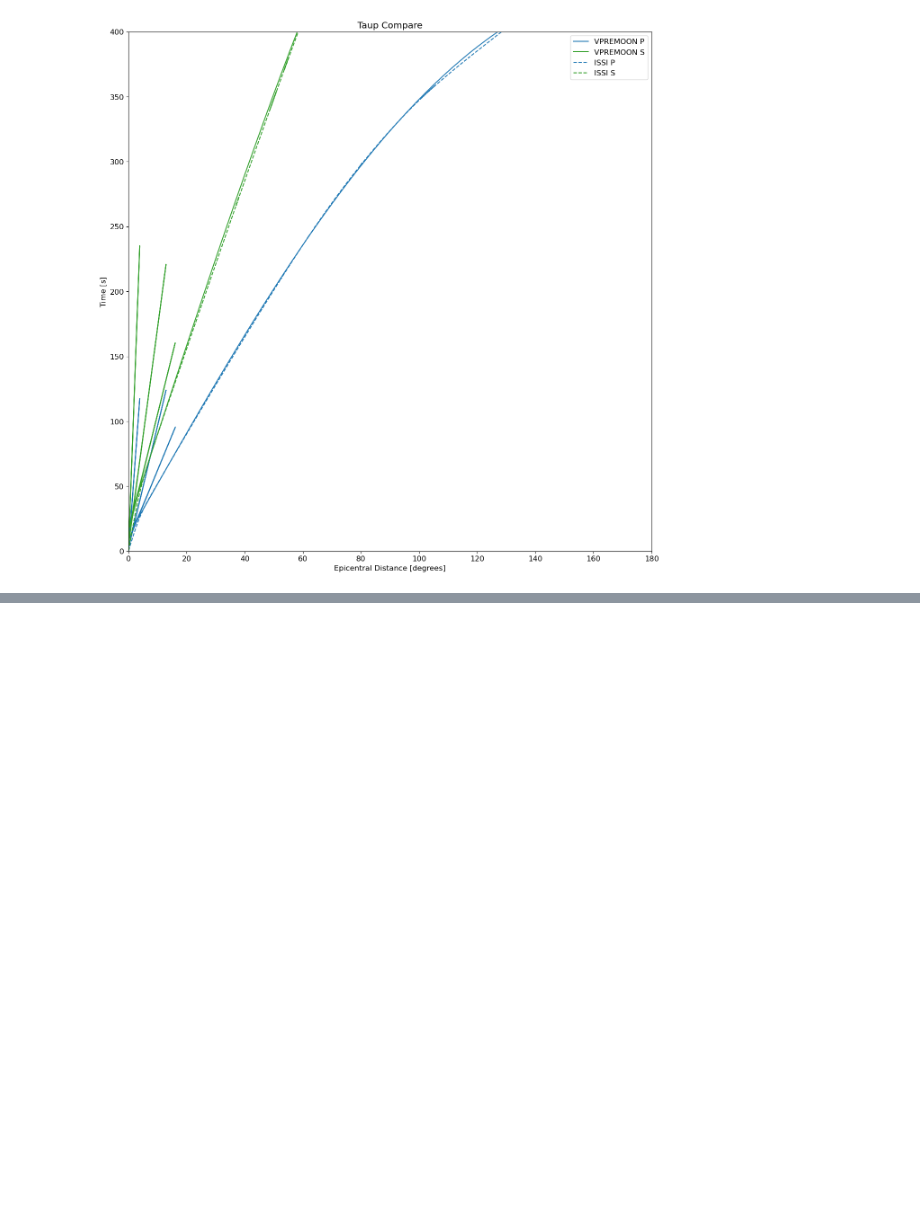
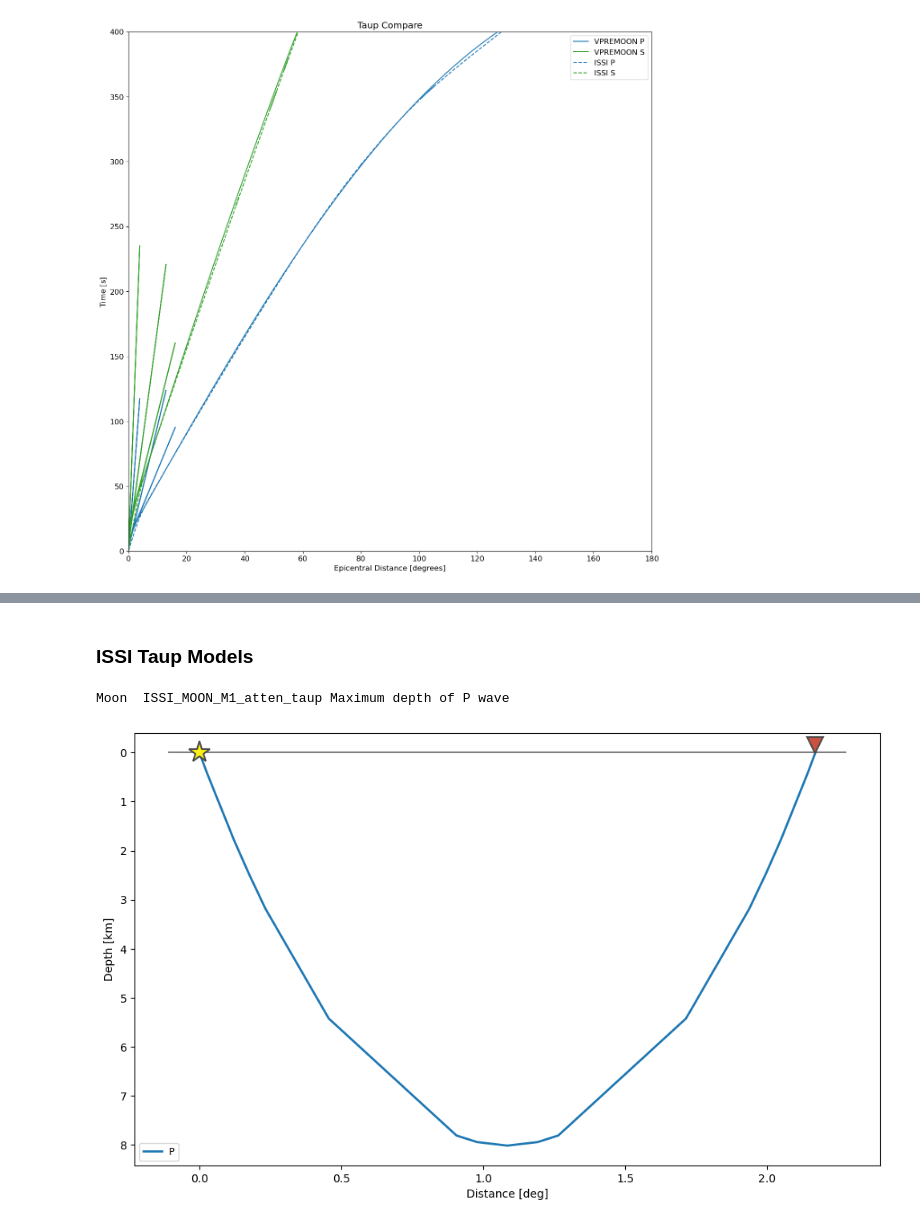
Before and after one commit to cerinunn/impact_simulations, a Jupyter notebook: TauP_plots.ipynb, the cells around one changed output, grey strips where cells are left out. Drawn from its saved outputs; the diff is of its cells as text; code cells hidden in the pictures; blank space fills up the shorter version.

```diff
--- a/TauP_plots.ipynb
+++ b/TauP_plots.ipynb
@@ -397,0 +401,15 @@ Calculated using model :  ISSI_MOON_M1_taup
+# %% [markdown]
+### ISSI Taup Models
+# %%
+ISSI_taup = TauPyModel(model='ISSI_MOON_M1_atten_taup')
+arrivals = ISSI_taup.get_ray_paths(source_depth_in_km=0, distance_in_degree=2.17, phase_list=['P'])
+fig = plt.figure()
+arrivals.plot_rays(plot_type='cartesian',
+                   legend=True, show=False, plot_all=False, fig=fig)
+# plt.gca().set_xlim(0, 60)
+# plt.gca().set_ylim(255, 0)
+
+print('Moon ',  'ISSI_MOON_M1_atten_taup', 'Maximum depth of P wave')
+# %% [output]
+Moon  ISSI_MOON_M1_atten_taup Maximum depth of P wave
+[figure, added]
```
Also changed, not shown: parts of 15 cells of this notebook.
